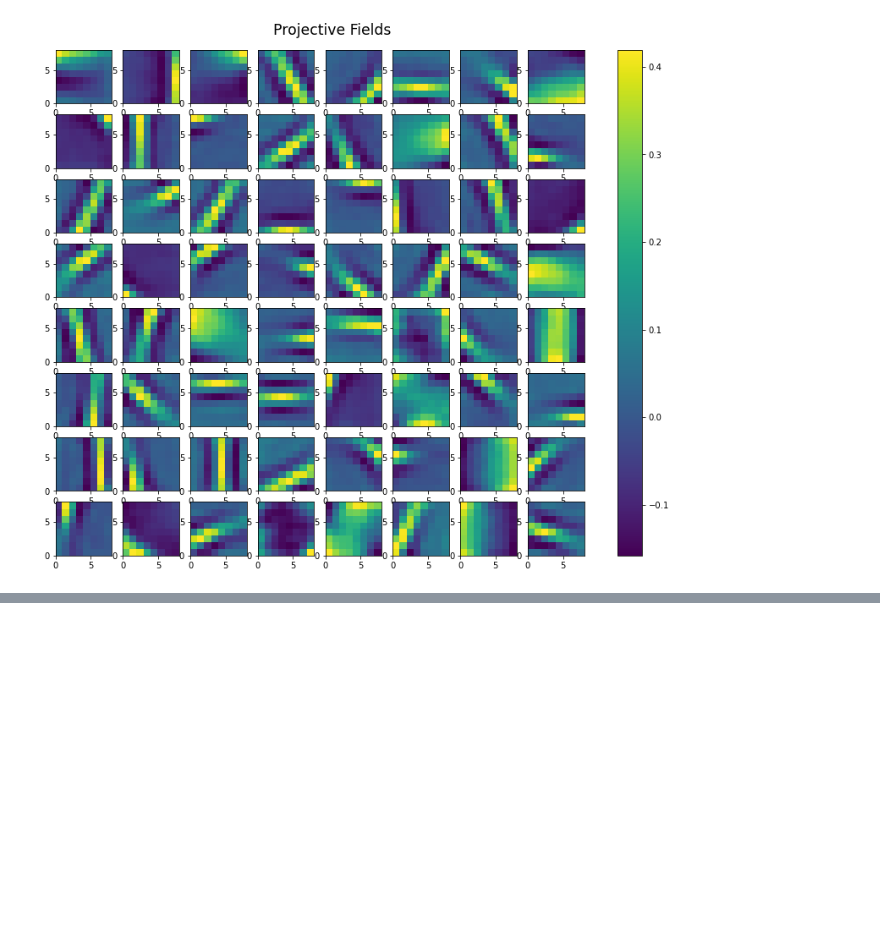
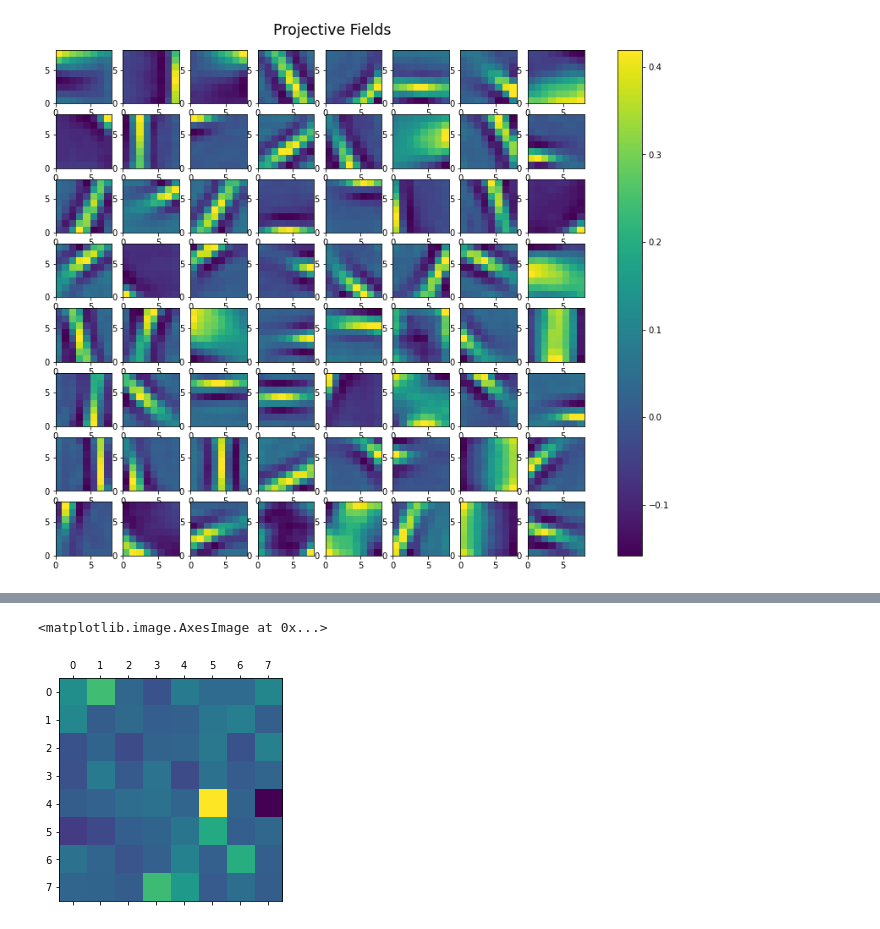
Before and after one commit to yavuz-s/Final-Project-phy527, a Jupyter notebook: Final Project - Sampling.ipynb, the cells around one changed output, grey strips where cells are left out. Cells and saved outputs as stored; diff of their text form; code cells hidden in the pictures; blank space fills up the shorter version.

```diff
--- a/Final Project - Sampling.ipynb
+++ b/Final Project - Sampling.ipynb
@@ -37,0 +86,5 @@ def post_synaptic_potential(W, i, j, Image, z):
+# %%
+plt.matshow(np.reshape(np.matmul(np.transpose(W[:,:]),W[:,1]), (8,8)))
+# %% [output]
+<matplotlib.image.AxesImage at 0x...>
+[figure, added]
```
Also changed, not shown: parts of 9 cells of this notebook.
